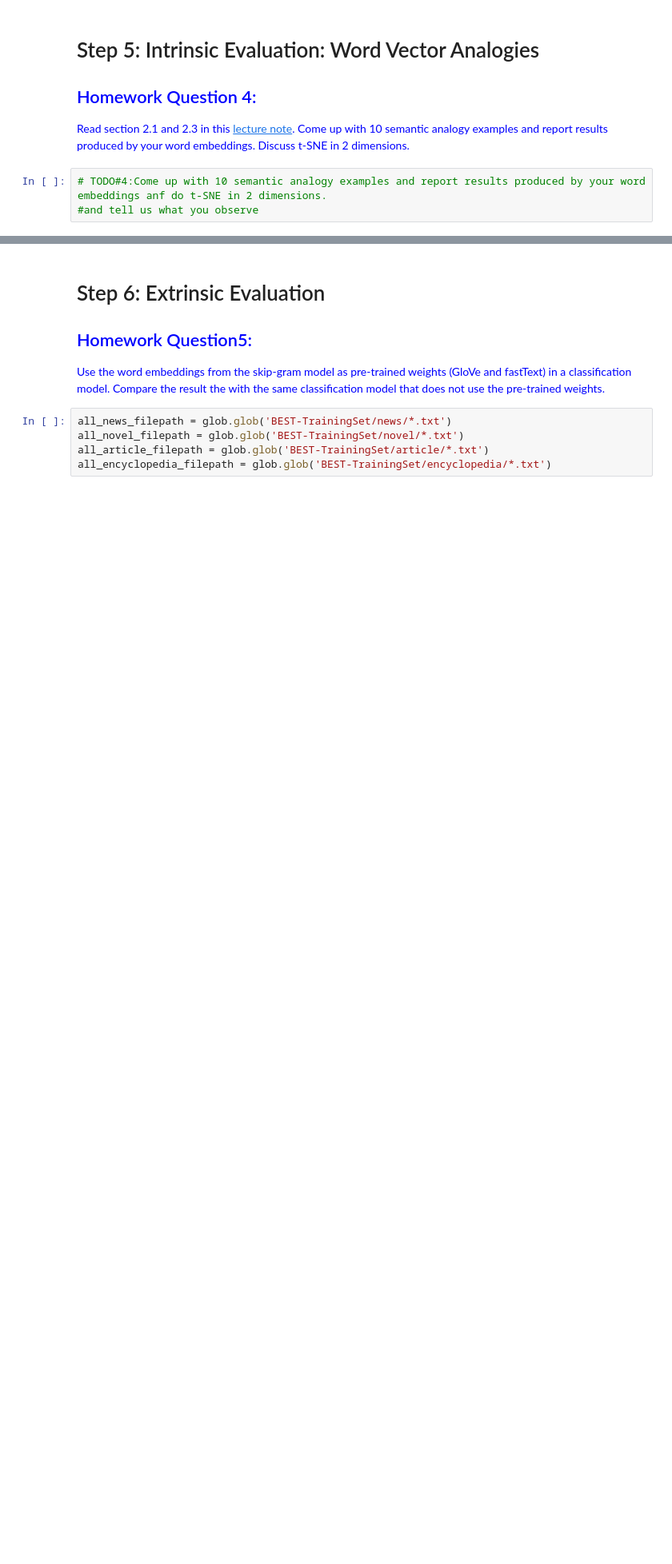
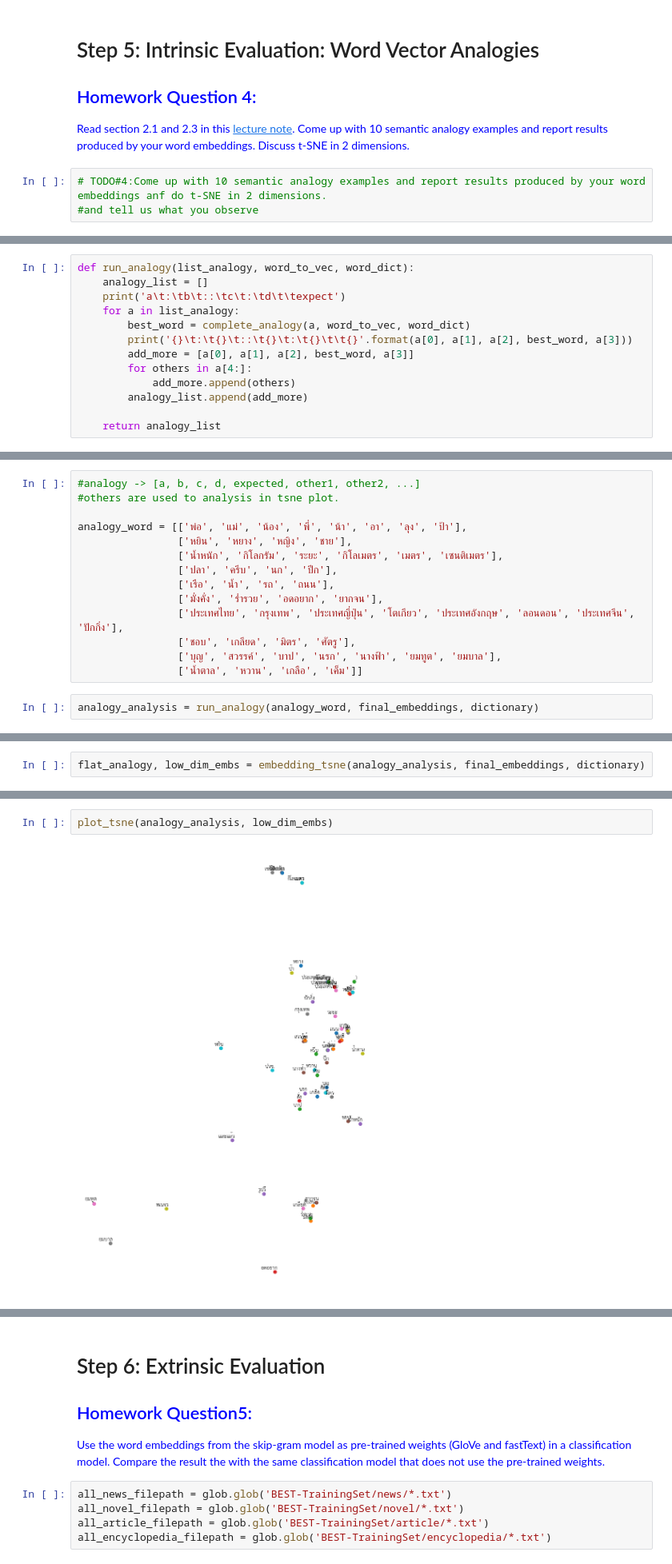
Before and after one commit to njrean/NLP_HW2, a Jupyter notebook: HW2.2-WordRepresentation.ipynb, the cells around one changed output, grey strips where cells are left out. Shown: that part at 80% size. Cells and saved outputs as stored; diff of their text form; blank space fills up the shorter version.

```diff
--- a/HW2.2-WordRepresentation.ipynb
+++ b/HW2.2-WordRepresentation.ipynb
@@ -363,0 +378,13 @@ print(final_embeddings.shape)
+# %%
+def run_analogy(list_analogy, word_to_vec, word_dict):
+    analogy_list = []
+    print('a\t:\tb\t::\tc\t:\td\t\texpect')
+    for a in list_analogy:
+        best_word = complete_analogy(a, word_to_vec, word_dict)
+        print('{}\t:\t{}\t::\t{}\t:\t{}\t\t{}'.format(a[0], a[1], a[2], best_word, a[3]))
+        add_more = [a[0], a[1], a[2], best_word, a[3]]
+        for others in a[4:]:
+            add_more.append(others)
+        analogy_list.append(add_more)
+
+    return analogy_list
@@ -363,0 +395,16 @@ print(final_embeddings.shape)
+# %%
+#analogy -> [a, b, c, d, expected, other1, other2, ...]
+#others are used to analysis in tsne plot.
+
+analogy_word = [['พ่อ', 'แม่', 'น้อง', 'พี่', 'น้า', 'อา', 'ลุง', 'ป้า'],
+                ['หยิน', 'หยาง', 'หญิง', 'ชาย'],
+                ['น้ำหนัก', 'กิโลกรัม', 'ระยะ', 'กิโลเมตร', 'เมตร', 'เซนติเมตร'],
+                ['ปลา', 'ครีบ', 'นก', 'ปีก'],
+                ['เรือ', 'น้ำ', 'รถ', 'ถนน'],
+                ['มั่งคั่ง', 'ร่ำรวย', 'อดอยาก', 'ยากจน'],
+                ['ประเทศไทย', 'กรุงเทพ', 'ประเทศญี่ปุ่น', 'โตเกียว', 'ประเทศอังกฤษ', 'ลอนดอน', 'ประเทศจีน', 'ปักกิ่ง'],
+                ['ชอบ', 'เกลียด', 'มิตร', 'ศัตรู'],
+                ['บุญ', 'สวรรค์', 'บาป', 'นรก', 'นางฟ้า', 'ยมทูต', 'ยมบาล'],
+                ['น้ำตาล', 'หวาน', 'เกลือ', 'เค็ม']]
+# %%
+analogy_analysis = run_analogy(analogy_word, final_embeddings, dictionary)
@@ -363,0 +482,2 @@ print(final_embeddings.shape)
+# %%
+flat_analogy, low_dim_embs = embedding_tsne(analogy_analysis, final_embeddings, dictionary)
@@ -363,0 +487,4 @@ print(final_embeddings.shape)
+# %%
+plot_tsne(analogy_analysis, low_dim_embs)
+# %% [output]
+[figure, added]
```
Also changed, not shown: parts of 45 cells of this notebook, 6 other files.
